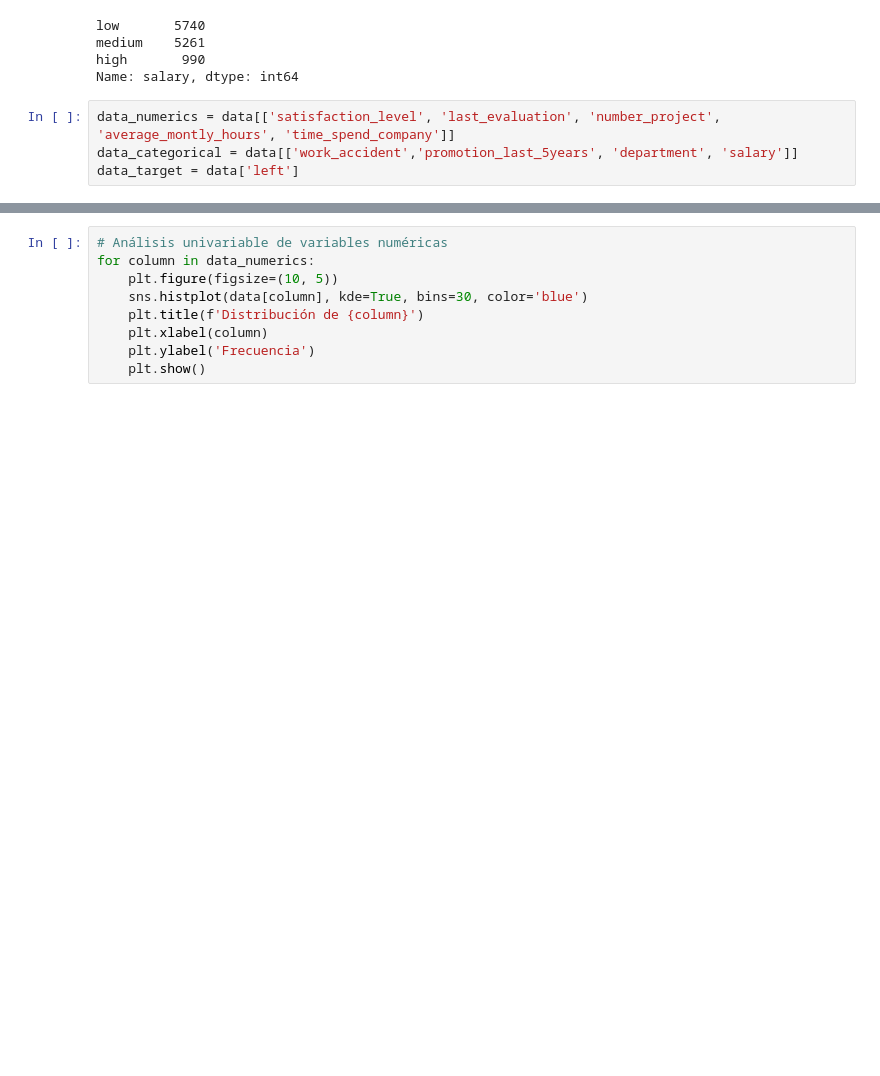
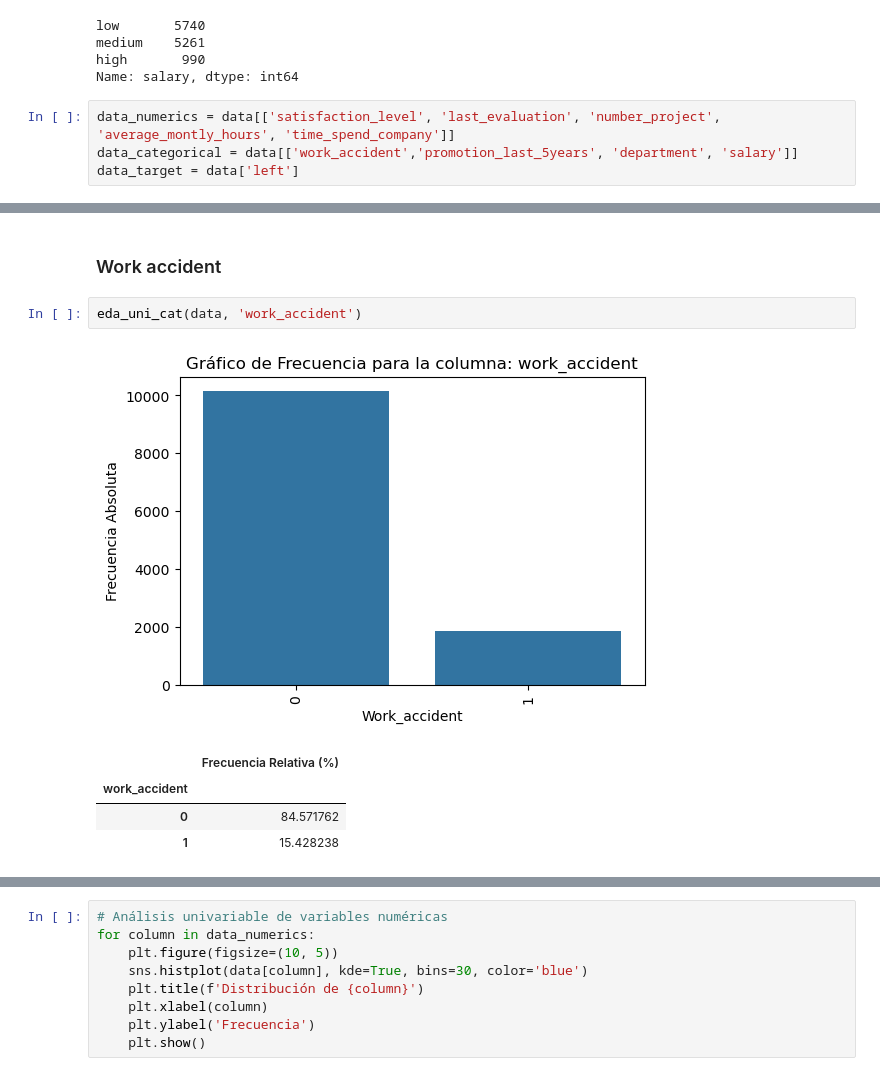
Before and after one commit to LOA395/how_to_prevent_employee_burnout, a Jupyter notebook: main copy.ipynb, the cells around one changed output, grey strips where cells are left out. Drawn from its saved outputs; the diff is of its cells as text; blank space fills up the shorter version.

```diff
--- a/main copy.ipynb
+++ b/main copy.ipynb
@@ -152,0 +203,10 @@ data.corr()
+# %% [markdown]
+### Work accident
+# %%
+eda_uni_cat(data, 'work_accident')
+# %% [output]
+[figure, added]
+|  | Frecuencia Relativa (%) |
+| work_accident |  |
+| 0 | 84.571762 |
+| 1 | 15.428238 |
```
Also changed, not shown: parts of 15 cells of this notebook, 1 other file.
